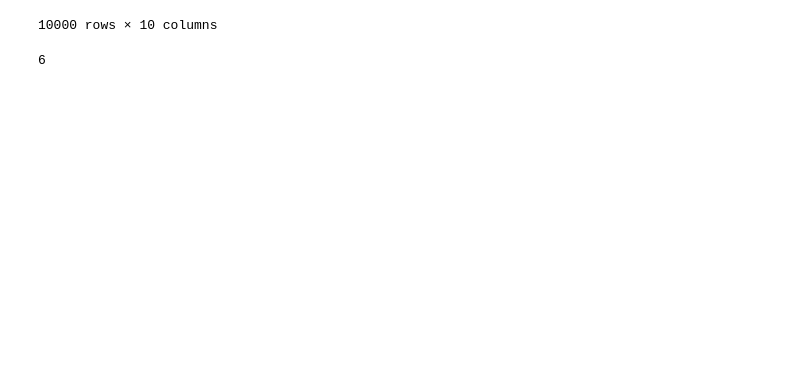
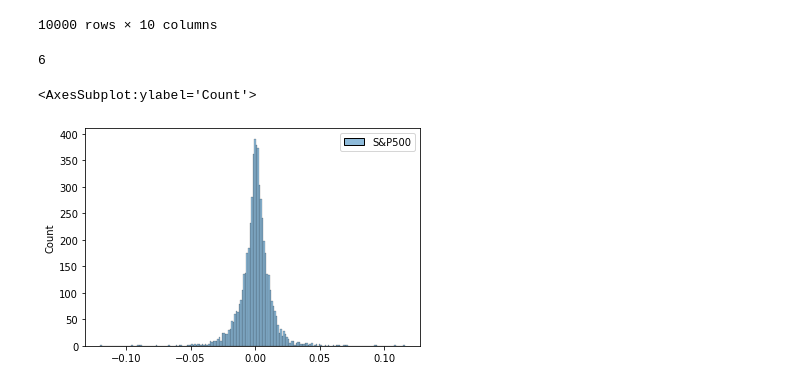
Before and after one commit to technometrics-lab/17-Venture-Capital-Risk-and-Return, a Jupyter notebook: src/notebooks/stylized_facts.ipynb, the cells around one changed output. Saved outputs shown, nothing was run; the diff lists cells and outputs as text; code cells hidden in the pictures; blank space fills up the shorter version.

```diff
--- a/src/notebooks/stylized_facts.ipynb
+++ b/src/notebooks/stylized_facts.ipynb
@@ -241,0 +244,9 @@ capitaliq.announced_on[0].day
+# %%
+sp500 = get_yfinance_time_series('^GSPC', start=2000, end=None)
+daily_ret = sp500.pct_change()
+daily_ret = daily_ret.reset_index()
+daily_ret.columns=['date', 'S&P500']
+sns.histplot(data=daily_ret)
+# %% [output]
+<AxesSubplot:ylabel='Count'>
+[figure, added]
```
Also changed, not shown: parts of 4 cells of this notebook, 1 other file.
